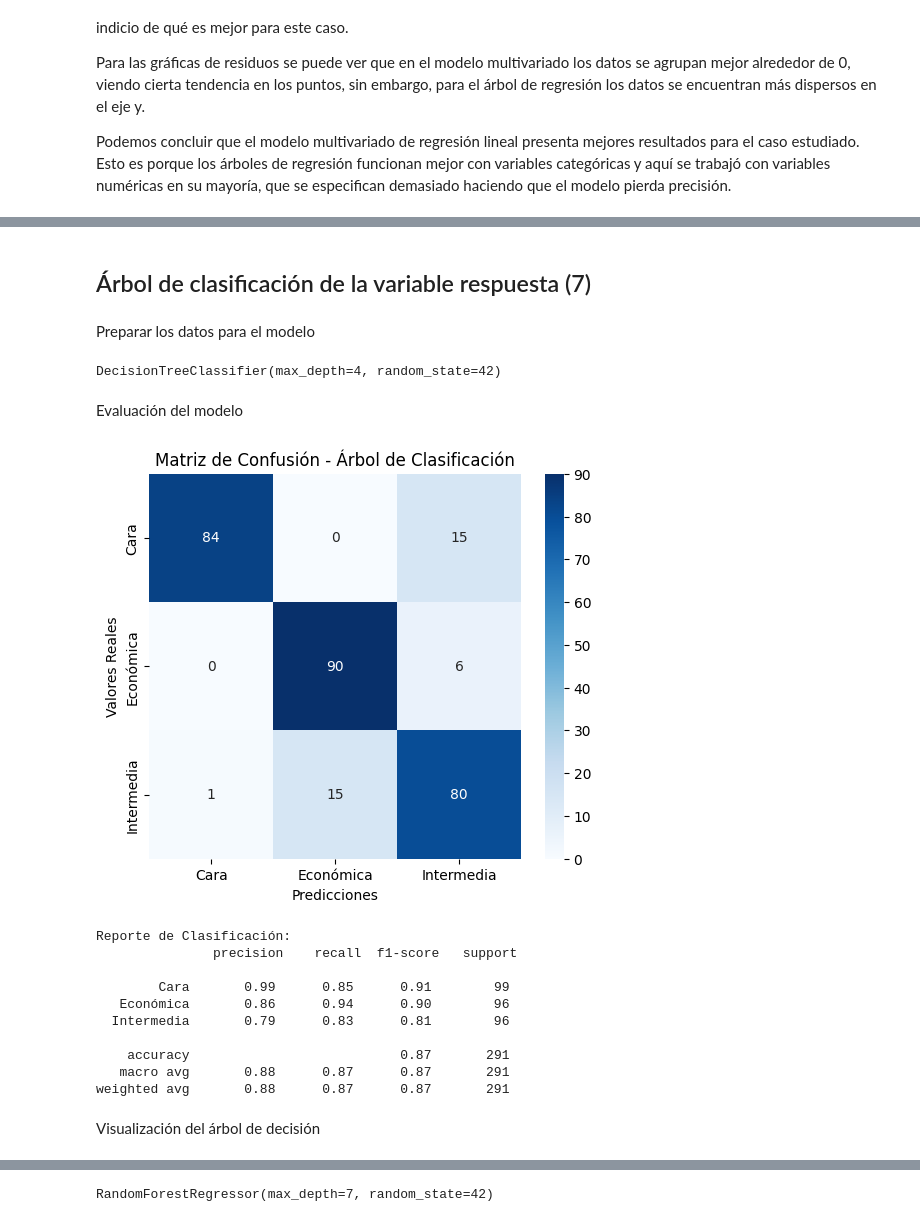
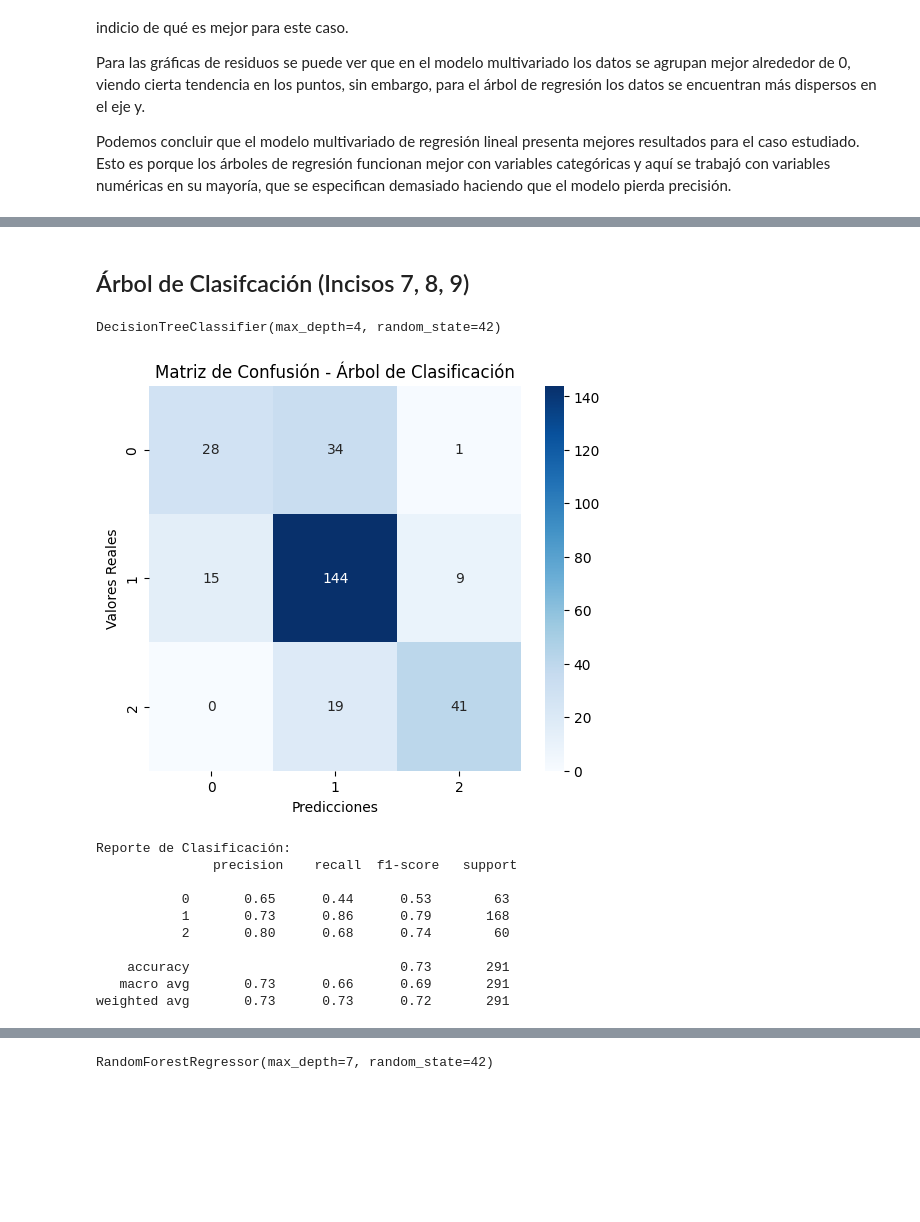
Before and after one commit to DiegoLinares11/Modelos-de-Regresion-Lineal, a Jupyter notebook: Entrega2/Arboles.ipynb, the cells around one changed output, grey strips where cells are left out. Drawn from its saved outputs; the diff is of its cells as text; code cells hidden in the pictures; blank space fills up the shorter version.

```diff
--- a/Entrega2/Arboles.ipynb
+++ b/Entrega2/Arboles.ipynb
@@ -1221,0 +1137,24 @@ plt.show()
+# %%
+def categorize_price(price):
+  if price < 125000:
+    return 0
+  elif price < 225000:
+    return 1
+  else:
+    return 2
+
+dftrain['PriceCategory'] = dftrain['SalePrice'].apply(categorize_price)
+
+# Plotting Distribution
+plt.figure(figsize=(12, 6))
+sns.histplot(dftrain['SalePrice'], bins=50, kde=True, color="lightblue")
+
+# Mark category thresholds
+plt.axvline(125000, color='red', linestyle='dashed', label='Cheap/Average Split ($150K)')
+plt.axvline(250000, color='green', linestyle='dashed', label='Average/Expensive Split ($250K)')
+
+plt.xlabel("Sale Price ($)")
+plt.ylabel("Count of Houses")
+plt.title("Sale Price Distribution with Category Thresholds")
+plt.legend()
+plt.show()
@@ -1222,7 +1179,5 @@ plt.show()
 # %% [markdown]
-## Árbol de clasificación de la variable respuesta (7)
+## Árbol de Clasifcación (Incisos 7, 8, 9)
-# %% [markdown]
-Preparar los datos para el modelo
 # %%
 from sklearn.tree import DecisionTreeClassifier, plot_tree
 from sklearn.model_selection import train_test_split
@@ -1237,7 +1186,18 @@ X_train, X_test, y_train, y_test = train_test_split(X, y, test_size=0.2, random_
-# %%
-# Entrenar el modelo de árbol de decisión
-clf = DecisionTreeClassifier(max_depth=4, random_state=42)
-clf.fit(X_train, y_train)
-# %% [output]
-DecisionTreeClassifier(max_depth=4, random_state=42)
+# %%
+train_categorized = train_set_strat.copy(deep=True)
+test_categorized = test_set_strat.copy(deep=True)
+
+train_categorized['PriceCategory'] = train_categorized['SalePrice'].apply(categorize_price)
+test_categorized['PriceCategory'] = test_categorized['SalePrice'].apply(categorize_price)
+
+X_train = train_categorized.drop(columns=['SalePrice', 'PriceCategory'])
+Y_train = train_categorized['PriceCategory']
+
+X_test = test_categorized.drop(columns=['SalePrice', 'PriceCategory'])
+Y_test = test_categorized['PriceCategory']
+# %%
+clf = DecisionTreeClassifier(random_state=42, max_depth = 4)
+clf.fit(X_train, Y_train)
+# %% [output]
+DecisionTreeClassifier(max_depth=4, random_state=42)
 # %%
@@ -1245,34 +1204,30 @@ DecisionTreeClassifier(max_depth=4, random_state=42)
 y_pred = clf.predict(X_test)
-# %% [markdown]
-Evaluación del modelo
 # %%
 # Calcular la matriz de confusión
-cm = confusion_matrix(y_test, y_pred)
+cm = confusion_matrix(Y_test, y_pred)
 
 # Definir etiquetas de clases
 class_labels = clf.classes_
 
 # Crear el heatmap con Seaborn
 plt.figure(figsize=(6,5))
 sns.heatmap(cm, annot=True, fmt='d', cmap='Blues', xticklabels=class_labels, yticklabels=class_labels)
 plt.xlabel("Predicciones")
 plt.ylabel("Valores Reales")
 plt.title("Matriz de Confusión - Árbol de Clasificación")
 plt.show()
 # %% [output]
-[figure, old version]
+[figure, new version]
 # %%
-print("\nReporte de Clasificación:\n", classification_report(y_test, y_pred))
+print("\nReporte de Clasificación:\n", classification_report(Y_test, y_pred))
 # %% [output]
 Reporte de Clasificación:
                precision    recall  f1-score   support
 
-        Cara       0.99      0.85      0.91        99
-   Económica       0.86      0.94      0.90        96
-  Intermedia       0.79      0.83      0.81        96
+           0       0.65      0.44      0.53        63
+           1       0.73      0.86      0.79       168
+           2       0.80      0.68      0.74        60
 
-    accuracy                           0.87       291
-   macro avg       0.88      0.87      0.87       291
-weighted avg       0.88      0.87      0.87       291
+    accuracy                           0.73       291
+   macro avg       0.73      0.66      0.69       291
+weighted avg       0.73      0.73      0.72       291
-# %% [markdown]
-Visualización del árbol de decisión
```
Also changed, not shown: parts of 63 cells of this notebook.
